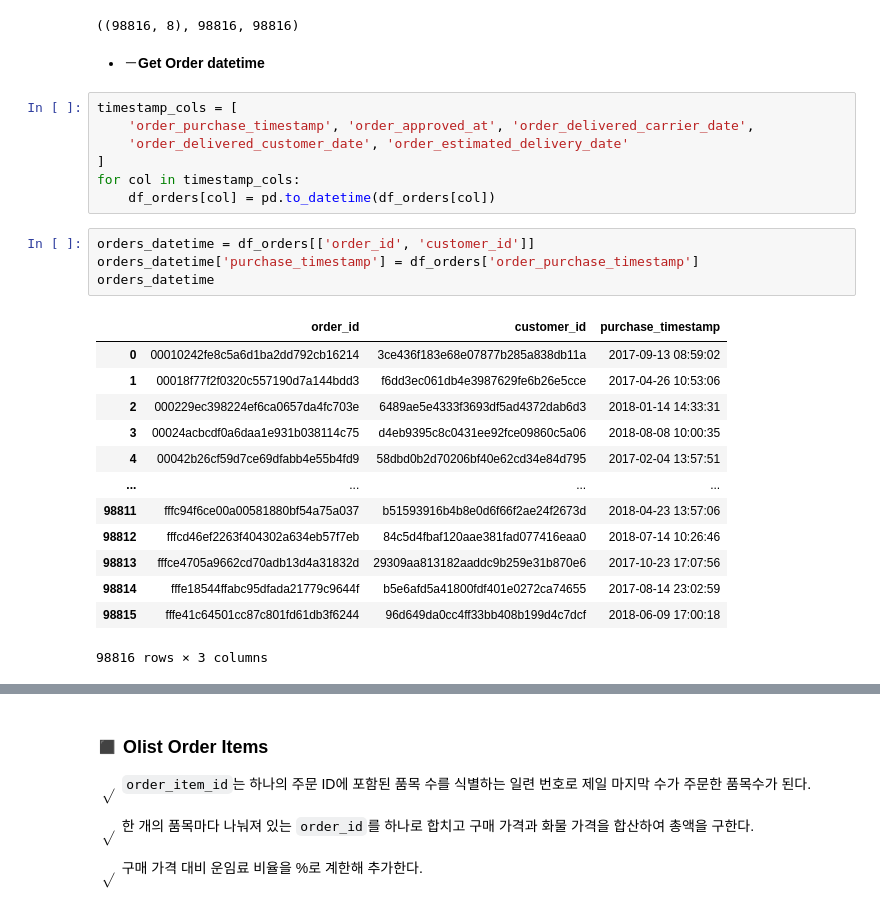
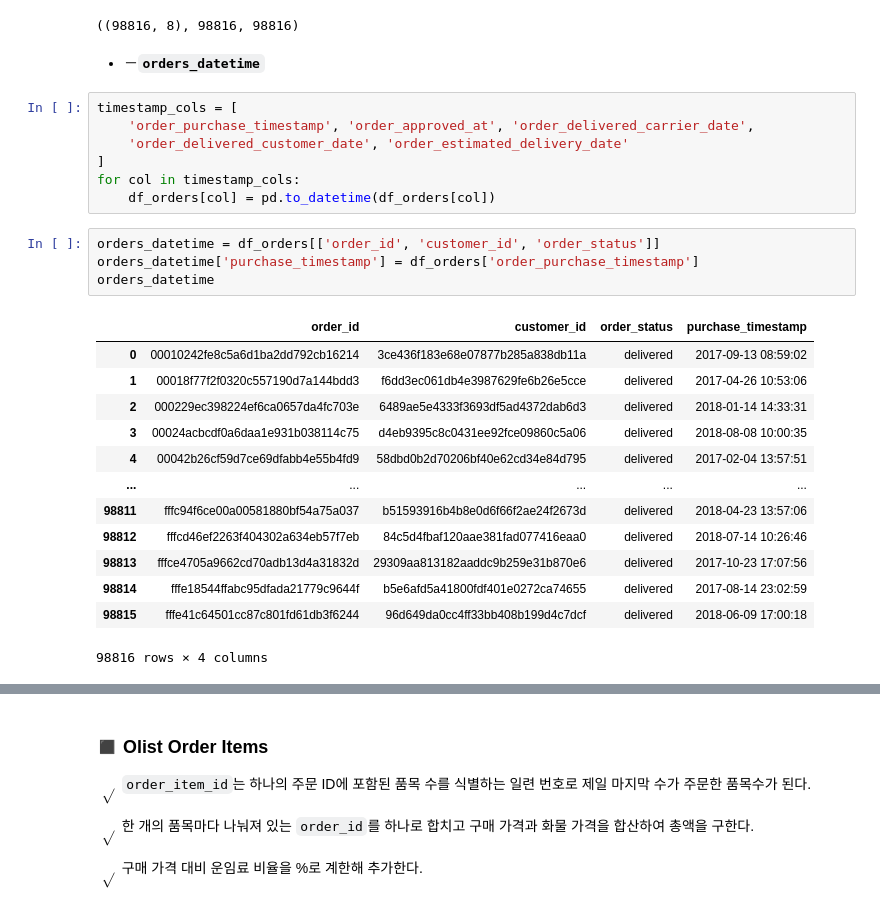
Before and after one commit to ElaYJ/Study_Machine_Learning, a Jupyter notebook: Project/OlistEDA_ML_sonyunjae.ipynb, the cells around one changed output, grey strips where cells are left out. Drawn from its saved outputs; the diff is of its cells as text.

```diff
--- a/Project/OlistEDA_ML_sonyunjae.ipynb
+++ b/Project/OlistEDA_ML_sonyunjae.ipynb
@@ -56,8 +57,8 @@ df_orders
 df_orders.shape, len(df_orders['order_id'].unique()), len(df_orders['customer_id'].unique())
 # %% [output]
 ((98816, 8), 98816, 98816)
-# %% [markdown]
-- －__Get Order datetime__
+# %% [markdown]
+- －__`orders_datetime`__
 # %%
 timestamp_cols = [
     'order_purchase_timestamp', 'order_approved_at', 'order_delivered_carrier_date',
@@ -66,23 +67,23 @@ timestamp_cols = [
 for col in timestamp_cols:
     df_orders[col] = pd.to_datetime(df_orders[col])
 # %%
-orders_datetime = df_orders[['order_id', 'customer_id']]
+orders_datetime = df_orders[['order_id', 'customer_id', 'order_status']]
 orders_datetime['purchase_timestamp'] = df_orders['order_purchase_timestamp']
 orders_datetime
 # %% [output]
-|  | order_id | customer_id | purchase_timestamp |
-| 0 | 00010242fe8c5a6d1ba2dd792cb16214 | 3ce436f183e68e07877b285a838db11a | 2017-09-13 08:59:02 |
-| 1 | 00018f77f2f0320c557190d7a144bdd3 | f6dd3ec061db4e3987629fe6b26e5cce | 2017-04-26 10:53:06 |
-| 2 | 000229ec398224ef6ca0657da4fc703e | 6489ae5e4333f3693df5ad4372dab6d3 | 2018-01-14 14:33:31 |
-| 3 | 00024acbcdf0a6daa1e931b038114c75 | d4eb9395c8c0431ee92fce09860c5a06 | 2018-08-08 10:00:35 |
-| 4 | 00042b26cf59d7ce69dfabb4e55b4fd9 | 58dbd0b2d70206bf40e62cd34e84d795 | 2017-02-04 13:57:51 |
-| ... | ... | ... | ... |
-| 98811 | fffc94f6ce00a00581880bf54a75a037 | b51593916b4b8e0d6f66f2ae24f2673d | 2018-04-23 13:57:06 |
-| 98812 | fffcd46ef2263f404302a634eb57f7eb | 84c5d4fbaf120aae381fad077416eaa0 | 2018-07-14 10:26:46 |
-| 98813 | fffce4705a9662cd70adb13d4a31832d | 29309aa813182aaddc9b259e31b870e6 | 2017-10-23 17:07:56 |
-| 98814 | fffe18544ffabc95dfada21779c9644f | b5e6afd5a41800fdf401e0272ca74655 | 2017-08-14 23:02:59 |
-| 98815 | fffe41c64501cc87c801fd61db3f6244 | 96d649da0cc4ff33bb408b199d4c7dcf | 2018-06-09 17:00:18 |
+|  | order_id | customer_id | order_status | purchase_timestamp |
+| 0 | 00010242fe8c5a6d1ba2dd792cb16214 | 3ce436f183e68e07877b285a838db11a | delivered | 2017-09-13 08:59:02 |
+| 1 | 00018f77f2f0320c557190d7a144bdd3 | f6dd3ec061db4e3987629fe6b26e5cce | delivered | 2017-04-26 10:53:06 |
+| 2 | 000229ec398224ef6ca0657da4fc703e | 6489ae5e4333f3693df5ad4372dab6d3 | delivered | 2018-01-14 14:33:31 |
+| 3 | 00024acbcdf0a6daa1e931b038114c75 | d4eb9395c8c0431ee92fce09860c5a06 | delivered | 2018-08-08 10:00:35 |
+| 4 | 00042b26cf59d7ce69dfabb4e55b4fd9 | 58dbd0b2d70206bf40e62cd34e84d795 | delivered | 2017-02-04 13:57:51 |
+| ... | ... | ... | ... | ... |
+| 98811 | fffc94f6ce00a00581880bf54a75a037 | b51593916b4b8e0d6f66f2ae24f2673d | delivered | 2018-04-23 13:57:06 |
+| 98812 | fffcd46ef2263f404302a634eb57f7eb | 84c5d4fbaf120aae381fad077416eaa0 | delivered | 2018-07-14 10:26:46 |
+| 98813 | fffce4705a9662cd70adb13d4a31832d | 29309aa813182aaddc9b259e31b870e6 | delivered | 2017-10-23 17:07:56 |
+| 98814 | fffe18544ffabc95dfada21779c9644f | b5e6afd5a41800fdf401e0272ca74655 | delivered | 2017-08-14 23:02:59 |
+| 98815 | fffe41c64501cc87c801fd61db3f6244 | 96d649da0cc4ff33bb408b199d4c7dcf | delivered | 2018-06-09 17:00:18 |
-98816 rows × 3 columns
+98816 rows × 4 columns
 # %%
 # Year and Month
 orders_datetime['purchase_date'] = df_orders['order_purchase_timestamp'].apply(lambda x: x.strftime('%Y%m%d'))
```
Also changed, not shown: parts of 134 cells of this notebook, 1 other file.
